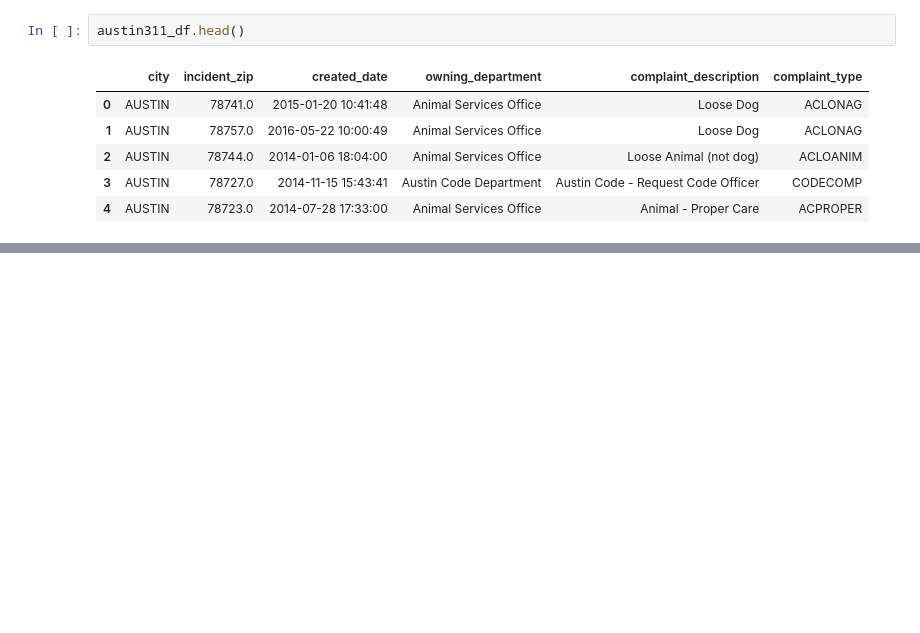
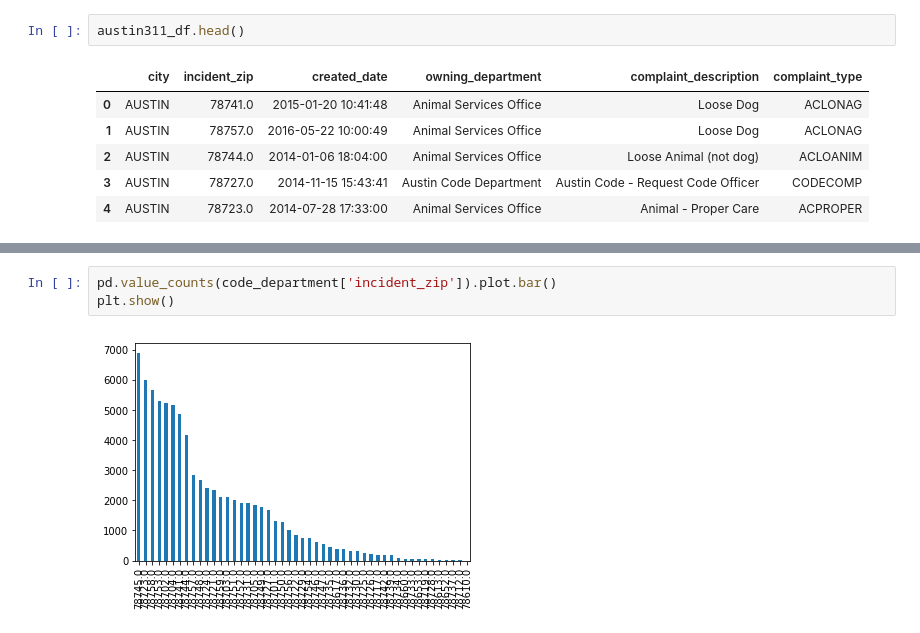
Before and after one commit to mraigosa/Austin_311_analysis, a Jupyter notebook: group5_project.ipynb, the cells around one changed output, grey strips where cells are left out. Saved outputs shown, nothing was run; the diff lists cells and outputs as text; blank space fills up the shorter version.

```diff
--- a/group5_project.ipynb
+++ b/group5_project.ipynb
@@ -120,0 +205,5 @@ austin311_df.head()
+# %%
+pd.value_counts(code_department['incident_zip']).plot.bar()
+plt.show()
+# %% [output]
+[figure, added]
```
Also changed, not shown: parts of 41 cells of this notebook.
